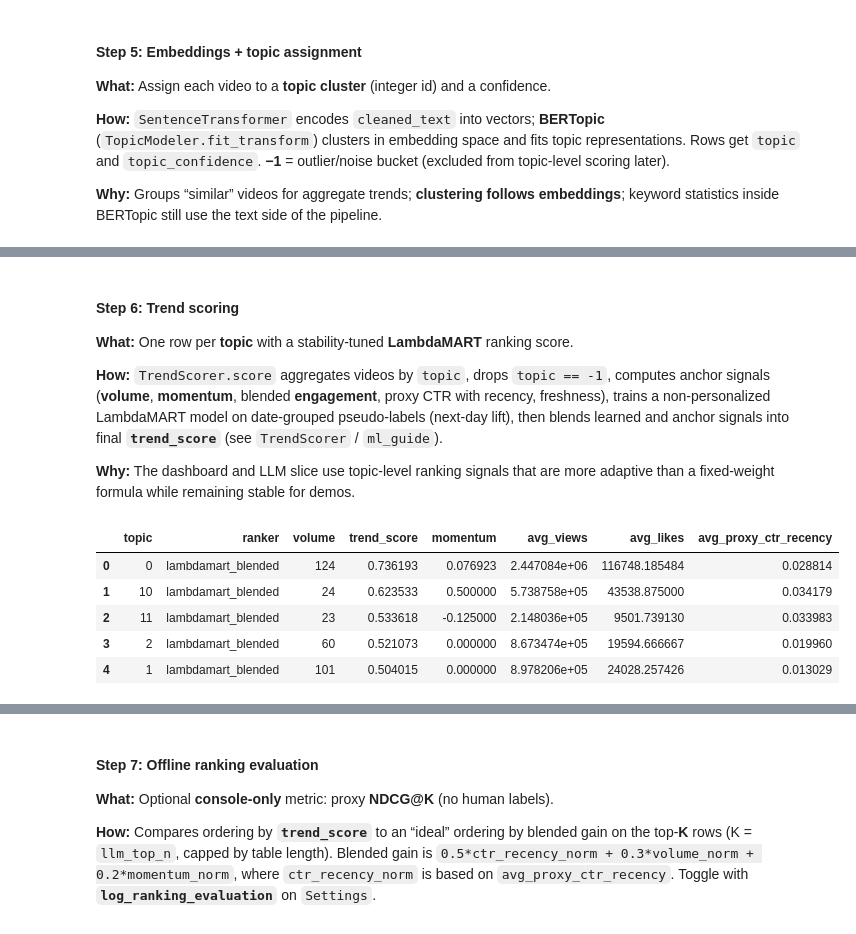
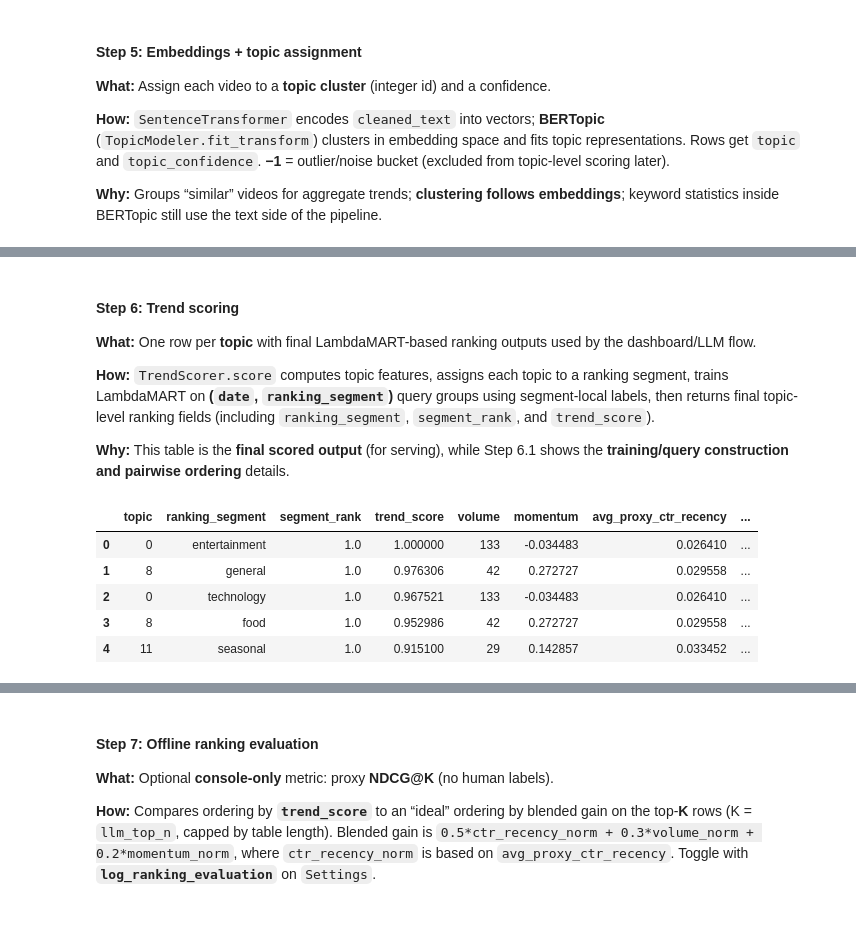
Before and after one commit to shree6791/Mailchimp-Email-Marketing, a Jupyter notebook: notebooks/trend_pipeline_walkthrough.ipynb, the cells around one changed output, grey strips where cells are left out. Saved outputs shown, nothing was run; the diff lists cells and outputs as text; code cells hidden in the pictures.

```diff
--- a/notebooks/trend_pipeline_walkthrough.ipynb
+++ b/notebooks/trend_pipeline_walkthrough.ipynb
@@ -211,32 +211,33 @@ display(v[cols].head(5))
 # %% [markdown]
 #### Step 6: Trend scoring
 
-**What:** One row per **topic** with a stability-tuned **LambdaMART** ranking score.
+**What:** One row per **topic** with final LambdaMART-based ranking outputs used by the dashboard/LLM flow.
 
-**How:** `TrendScorer.score` aggregates videos by `topic`, drops `topic == -1`, computes anchor signals (**volume**, **momentum**, blended **engagement**, proxy CTR with recency, freshness), trains a non-personalized LambdaMART model on date-grouped pseudo-labels (next-day lift), then blends learned and anchor signals into final **`trend_score`** (see `TrendScorer` / `ml_guide`).
+**How:** `TrendScorer.score` computes topic features, assigns each topic to a ranking segment, trains LambdaMART on **(`date`, `ranking_segment`)** query groups using segment-local labels, then returns final topic-level ranking fields (including `ranking_segment`, `segment_rank`, and `trend_score`).
 
-**Why:** The dashboard and LLM slice use topic-level ranking signals that are more adaptive than a fixed-weight formula while remaining stable for demos.
+**Why:** This table is the **final scored output** (for serving), while Step 6.1 shows the **training/query construction and pairwise ordering** details.
 # %%
 _step_trend_scoring(ctx)
 
 t = ctx.topic_insights_df
 assert t is not None
 cols = [
     "topic",
-    "ranker",
+    "ranking_segment",
+    "segment_rank",
+    "trend_score",
     "volume",
-    "trend_score",
     "momentum",
+    "avg_proxy_ctr_recency",
     "avg_views",
     "avg_likes",
-    "avg_proxy_ctr_recency",
 ]
 cols = [c for c in cols if c in t.columns]
 display(t[cols].head(5))
 # %% [output]
-|  | topic | ranker | volume | trend_score | momentum | avg_views | avg_likes | avg_proxy_ctr_recency |
-| 0 | 0 | lambdamart_blended | 124 | 0.736193 | 0.076923 | 2.447084e+06 | 116748.185484 | 0.028814 |
-| 1 | 10 | lambdamart_blended | 24 | 0.623533 | 0.500000 | 5.738758e+05 | 43538.875000 | 0.034179 |
-| 2 | 11 | lambdamart_blended | 23 | 0.533618 | -0.125000 | 2.148036e+05 | 9501.739130 | 0.033983 |
-| 3 | 2 | lambdamart_blended | 60 | 0.521073 | 0.000000 | 8.673474e+05 | 19594.666667 | 0.019960 |
-| 4 | 1 | lambdamart_blended | 101 | 0.504015 | 0.000000 | 8.978206e+05 | 24028.257426 | 0.013029 |
+|  | topic | ranking_segment | segment_rank | trend_score | volume | momentum | avg_proxy_ctr_recency | ... |
+| 0 | 0 | entertainment | 1.0 | 1.000000 | 133 | -0.034483 | 0.026410 | ... |
+| 1 | 8 | general | 1.0 | 0.976306 | 42 | 0.272727 | 0.029558 | ... |
+| 2 | 0 | technology | 1.0 | 0.967521 | 133 | -0.034483 | 0.026410 | ... |
+| 3 | 8 | food | 1.0 | 0.952986 | 42 | 0.272727 | 0.029558 | ... |
+| 4 | 11 | seasonal | 1.0 | 0.915100 | 29 | 0.142857 | 0.033452 | ... |
```
Also changed, not shown: parts of 7 cells of this notebook, 17 other files.
